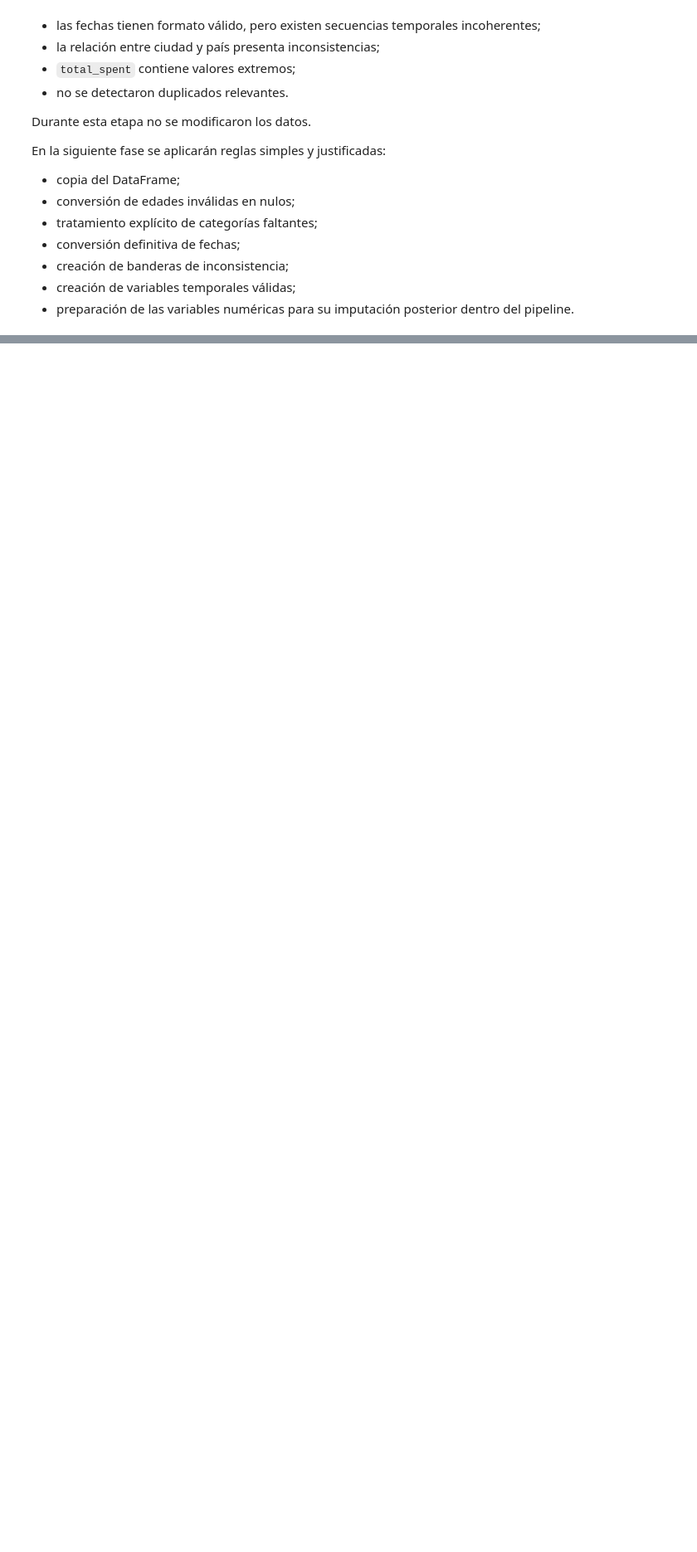
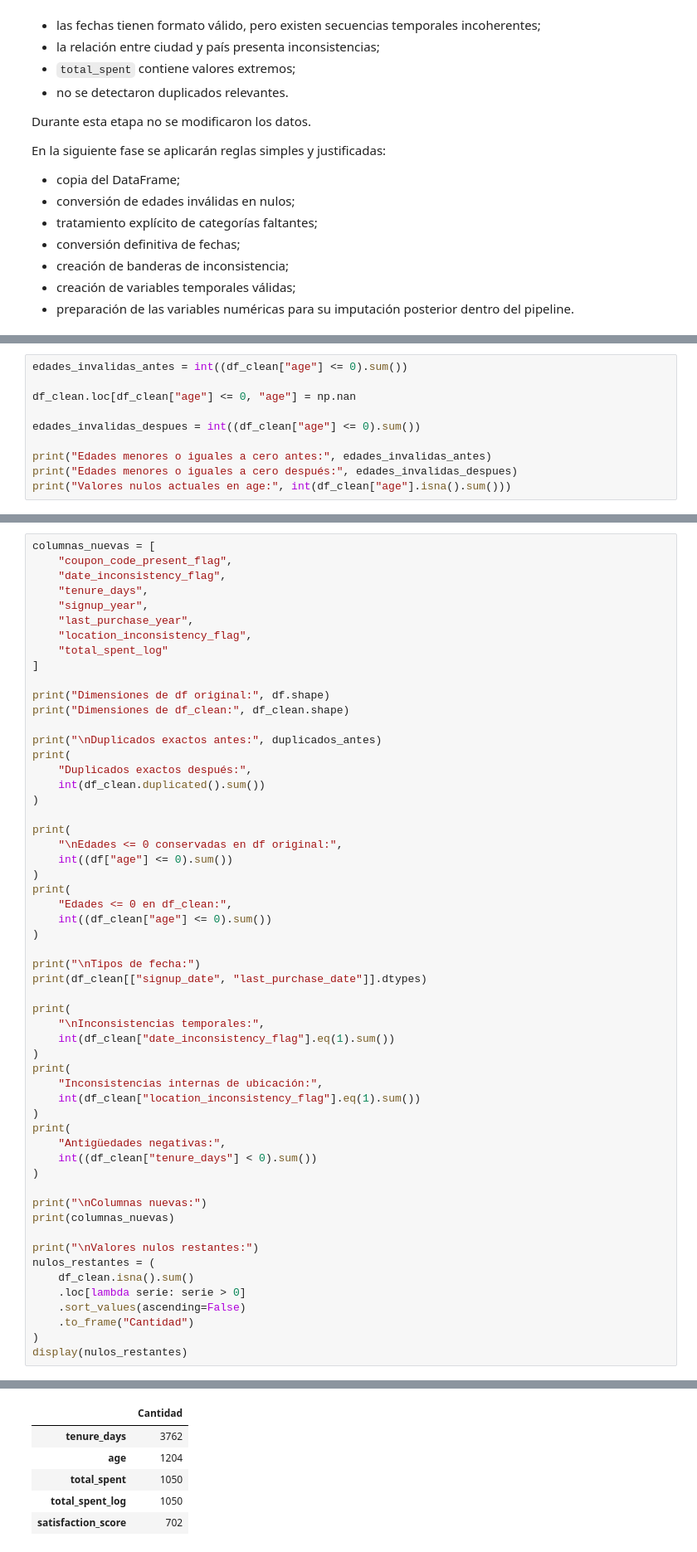
Before and after one commit to sebastianLagos16/customer-retention-analytics, a Jupyter notebook: notebook/Sebastian_lagos_Oscar_Oreste_ET_801V.ipynb, the cells around one changed output, grey strips where cells are left out. Shown at 83% size. Drawn from its saved outputs; the diff is of its cells as text; blank space fills up the shorter version.

```diff
--- a/notebook/Sebastian_lagos_Oscar_Oreste_ET_801V.ipynb
+++ b/notebook/Sebastian_lagos_Oscar_Oreste_ET_801V.ipynb
@@ -729,0 +841,10 @@ En la siguiente fase se aplicarán reglas simples y justificadas:
+# %%
+edades_invalidas_antes = int((df_clean["age"] <= 0).sum())
+
+df_clean.loc[df_clean["age"] <= 0, "age"] = np.nan
+
+edades_invalidas_despues = int((df_clean["age"] <= 0).sum())
+
+print("Edades menores o iguales a cero antes:", edades_invalidas_antes)
+print("Edades menores o iguales a cero después:", edades_invalidas_despues)
+print("Valores nulos actuales en age:", int(df_clean["age"].isna().sum()))
@@ -729,0 +1078,57 @@ En la siguiente fase se aplicarán reglas simples y justificadas:
+# %%
+columnas_nuevas = [
+    "coupon_code_present_flag",
+    "date_inconsistency_flag",
+    "tenure_days",
+    "signup_year",
+    "last_purchase_year",
+    "location_inconsistency_flag",
+    "total_spent_log"
+]
+
+print("Dimensiones de df original:", df.shape)
+print("Dimensiones de df_clean:", df_clean.shape)
+
+print("\nDuplicados exactos antes:", duplicados_antes)
+print(
+    "Duplicados exactos después:",
+    int(df_clean.duplicated().sum())
+)
+
+print(
+    "\nEdades <= 0 conservadas en df original:",
+    int((df["age"] <= 0).sum())
+)
+print(
+    "Edades <= 0 en df_clean:",
+    int((df_clean["age"] <= 0).sum())
+)
+
+print("\nTipos de fecha:")
+print(df_clean[["signup_date", "last_purchase_date"]].dtypes)
+
+print(
+    "\nInconsistencias temporales:",
+    int(df_clean["date_inconsistency_flag"].eq(1).sum())
+)
+print(
+    "Inconsistencias internas de ubicación:",
+    int(df_clean["location_inconsistency_flag"].eq(1).sum())
+)
+print(
+    "Antigüedades negativas:",
+    int((df_clean["tenure_days"] < 0).sum())
+)
+
+print("\nColumnas nuevas:")
+print(columnas_nuevas)
+
+print("\nValores nulos restantes:")
+nulos_restantes = (
+    df_clean.isna().sum()
+    .loc[lambda serie: serie > 0]
+    .sort_values(ascending=False)
+    .to_frame("Cantidad")
+)
+display(nulos_restantes)
+# %% [output]
@@ -729,0 +1152,6 @@ En la siguiente fase se aplicarán reglas simples y justificadas:
+|  | Cantidad |
+| tenure_days | 3762 |
+| age | 1204 |
+| total_spent | 1050 |
+| total_spent_log | 1050 |
+| satisfaction_score | 702 |
```
Also changed, not shown: parts of 19 cells of this notebook, 1 other file.
